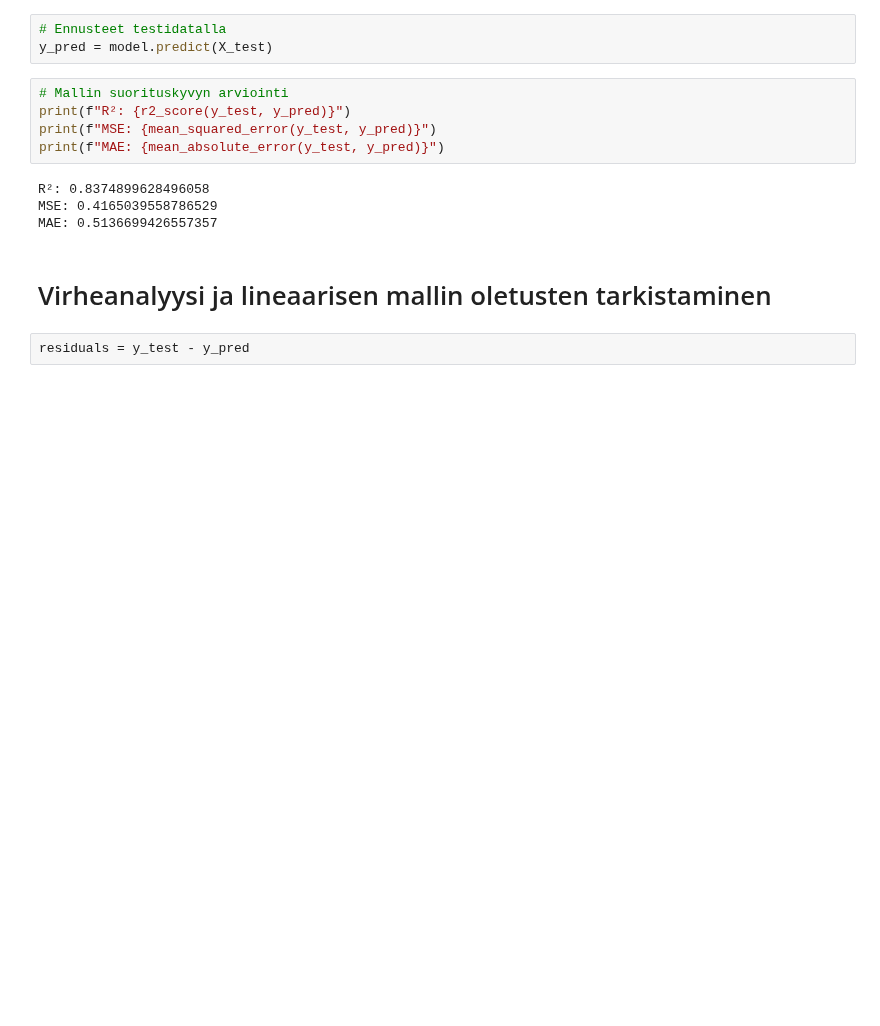
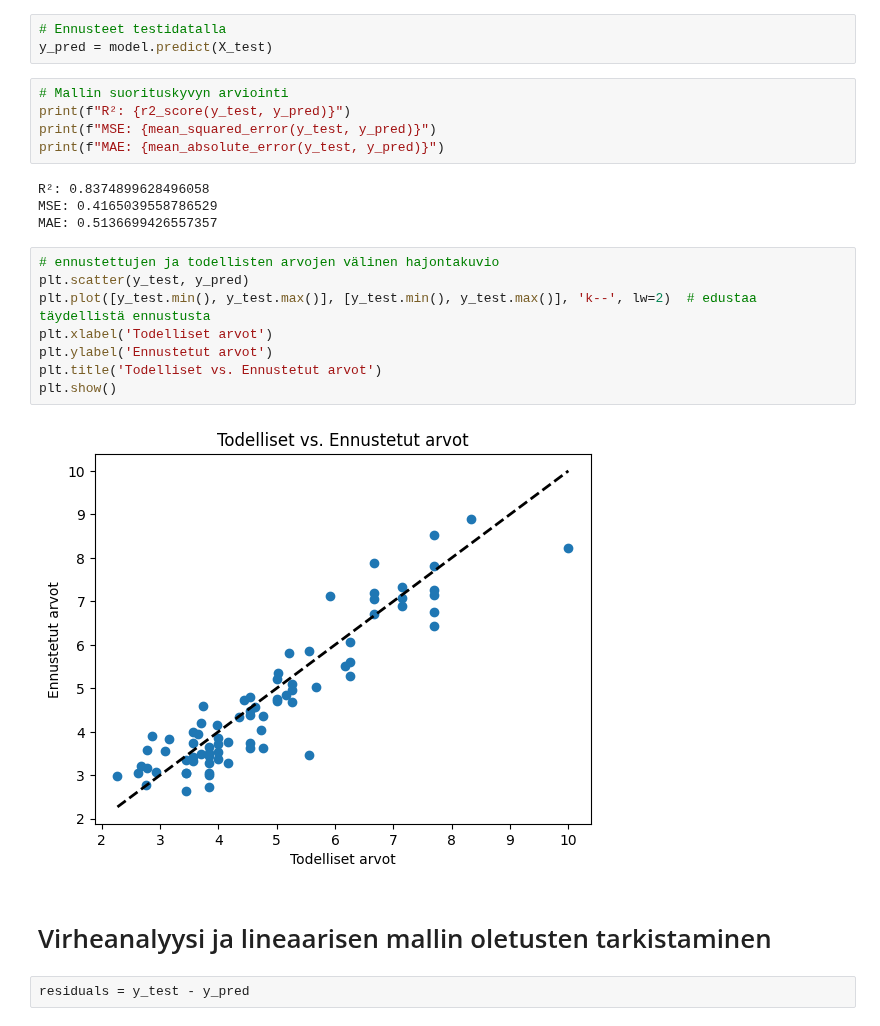
Before and after one commit to jemlau/PredictiveAnalyticsWithPython, a Jupyter notebook: Topic4/LinearRegression_for_AutoMPG_Pullasorsat.ipynb, the cells around one changed output. Cells and saved outputs as stored; diff of their text form; blank space fills up the shorter version.

```diff
--- a/Topic4/LinearRegression_for_AutoMPG_Pullasorsat.ipynb
+++ b/Topic4/LinearRegression_for_AutoMPG_Pullasorsat.ipynb
@@ -141,6 +141,16 @@ print(f"MAE: {mean_absolute_error(y_test, y_pred)}")
 R²: 0.8374899628496058
 MSE: 0.4165039558786529
 MAE: 0.5136699426557357
+# %%
+# ennustettujen ja todellisten arvojen välinen hajontakuvio
+plt.scatter(y_test, y_pred)
+plt.plot([y_test.min(), y_test.max()], [y_test.min(), y_test.max()], 'k--', lw=2)  # edustaa täydellistä ennustusta
+plt.xlabel('Todelliset arvot')
+plt.ylabel('Ennustetut arvot')
+plt.title('Todelliset vs. Ennustetut arvot')
+plt.show()
+# %% [output]
+[figure, added]
 # %% [markdown]
 # Virheanalyysi ja lineaarisen mallin oletusten tarkistaminen
 # %%
```
